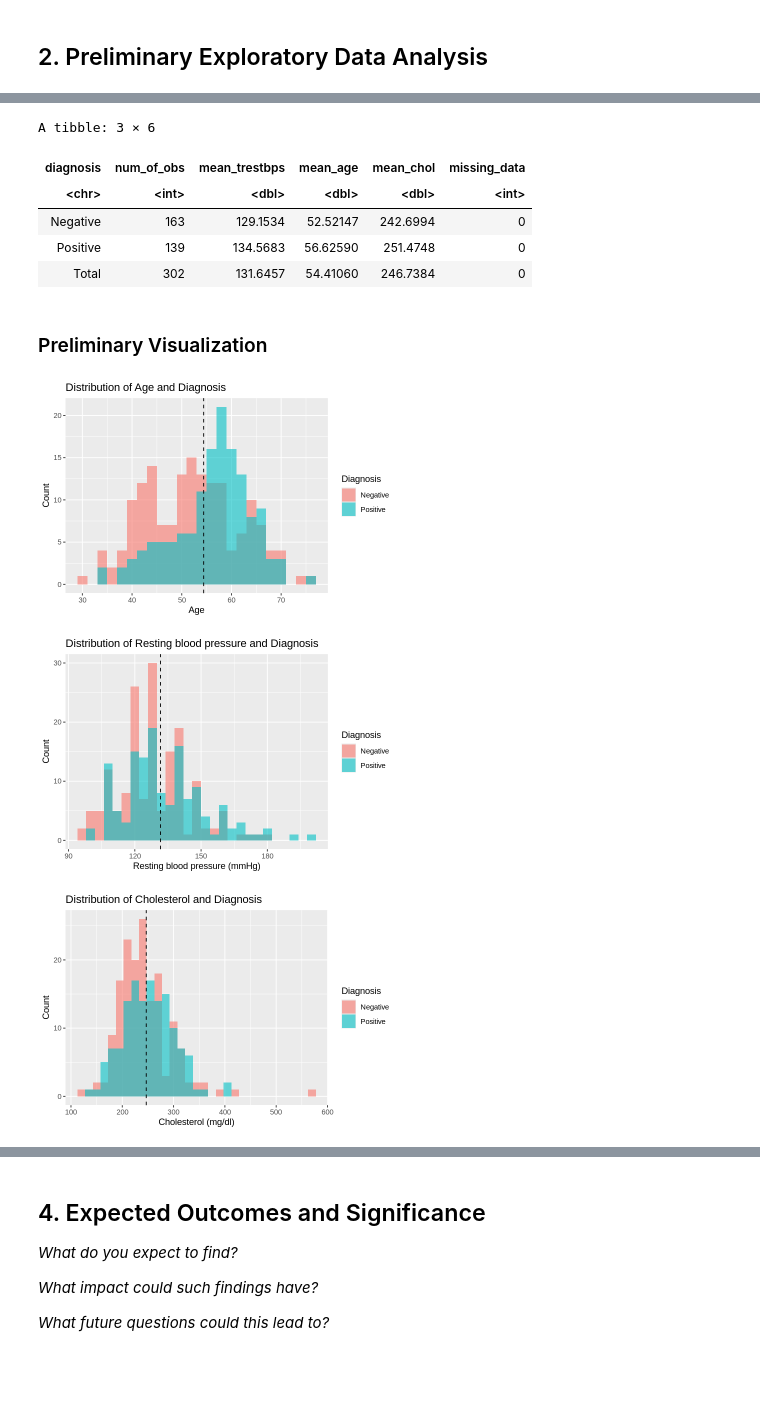
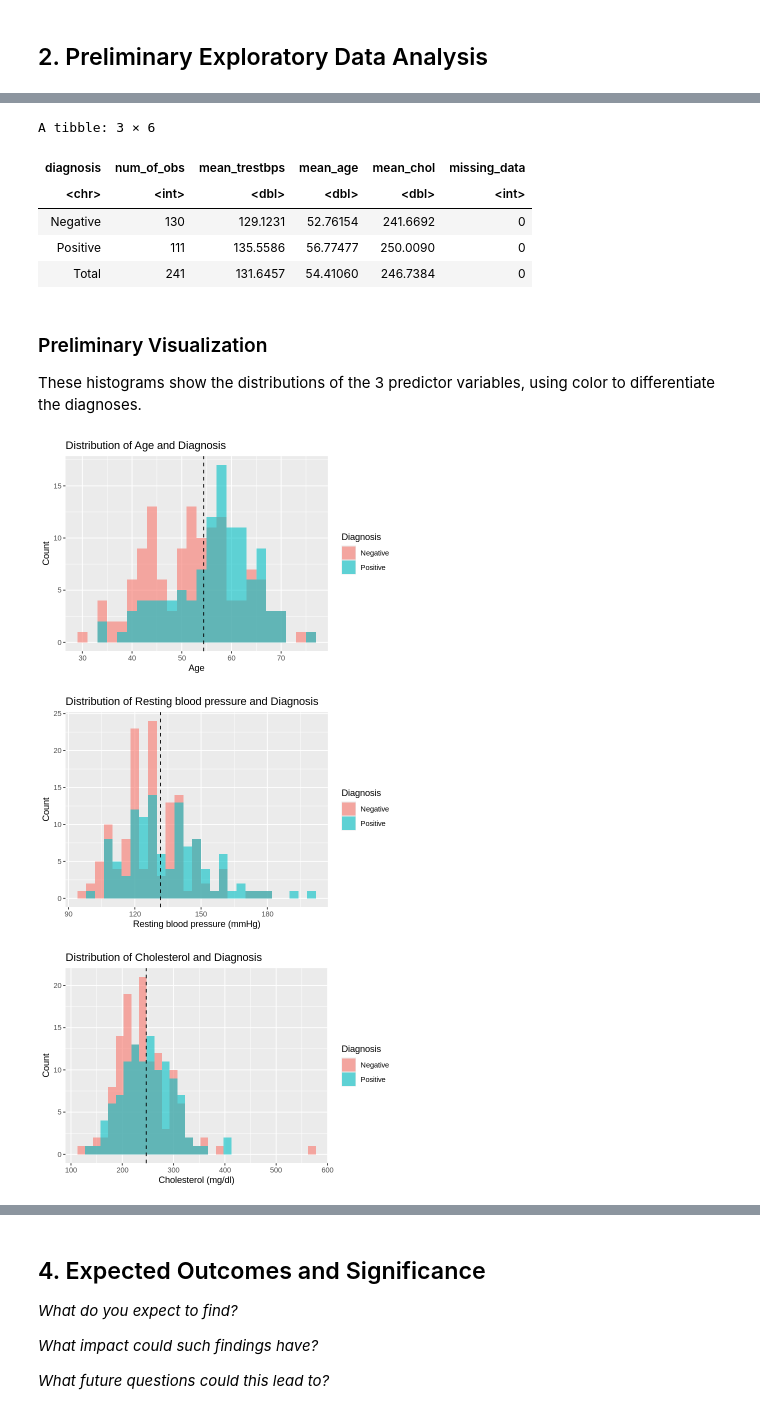
Before and after one commit to y-ilao/dsci100_project, a Jupyter notebook: data/heart_disease/proposal.ipynb, the cells around one changed output, grey strips where cells are left out. Cells and saved outputs as stored; diff of their text form; code cells hidden in the pictures; blank space fills up the shorter version.

```diff
--- a/data/heart_disease/proposal.ipynb
+++ b/data/heart_disease/proposal.ipynb
@@ -33,7 +53,8 @@ cols <- c("age", "sex", "cp", "trestbps",
              "exang", "oldpeak", "slope", "ca",
              "thal", "num")
 colnames(cleveland) <- cols
-cleveland <- cleveland |> mutate(sex = as.factor(sex),
+cleveland <- cleveland |> mutate(
+                    sex = as.factor(sex),
                     cp = as.factor(cp),
                     fbs = as.factor(fbs),
                     restecg = as.factor(restecg),
@@ -52,7 +73,12 @@ cleveland <- cleveland |>
                             "Negative" = "0")) |>
     setnames("num", "diagnosis")
 
-cleveland
+# Now we split the data into training and testing data
+
+cleveland_split <- initial_split(cleveland, prop = 0.8, strata = diagnosis)
+cleveland_train <- training(cleveland_split)
+cleveland_test <- testing(cleveland_split)
+cleveland_train
 # %% [output]
 New names:
 • `1.0` -> `1.0...2`
@@ -92,13 +123,12 @@ A tibble: 302 × 14
 # %%
-# Number of observations, means of 'trestbps', 'age', and 'chol', and how many rows have missing data, by 'diagnosis'.
 # I am also adding a totals row with the total number of observations, the means for 'trestbps', 'age', and 'chol'
-# for the whole cleveland dataset, and the total number of missing observations.
+# for the whole training dataset, and the total number of missing observations.
 
-summary_cleveland <- cleveland |>
+summary_cleveland <- cleveland_train |>
     group_by(diagnosis) |>
     summarize(num_of_obs = n(),
               mean_trestbps = mean(trestbps),
-              mean_age = mean(age)
+              mean_age = mean(age),
               mean_chol = mean(chol),
               missing_data = sum(is.na(cleveland)))
 
@@ -114,41 +144,41 @@ summary_cleveland
 A tibble: 3 × 6
 | diagnosis | num_of_obs | mean_trestbps | mean_age | mean_chol | missing_data |
 | <chr> | <int> | <dbl> | <dbl> | <dbl> | <int> |
-| Negative | 163 | 129.1534 | 52.52147 | 242.6994 | 0 |
-| Positive | 139 | 134.5683 | 56.62590 | 251.4748 | 0 |
-| Total | 302 | 131.6457 | 54.41060 | 246.7384 | 0 |
+| Negative | 130 | 129.1231 | 52.76154 | 241.6692 | 0 |
+| Positive | 111 | 135.5586 | 56.77477 | 250.0090 | 0 |
+| Total | 241 | 131.6457 | 54.41060 | 246.7384 | 0 |
 # %% [markdown]
 ### Preliminary Visualization
+
+These histograms show the distributions of the 3 predictor variables, using color to differentiate the diagnoses.
 # %%
 options(repr.plot.width = 6, repr.plot.height = 4)
 # %%
-# Making histograms to analyze the distributions of each of the 3 predictor variables, using colour to differentiate the diagnoses
-
-age_histogram <- cleveland |>
+age_histogram <- cleveland_train |>
     ggplot(aes(x = age, fill = diagnosis)) +
     geom_histogram(alpha = 0.6, position = "identity", binwidth = 2) +
     geom_vline(xintercept = mean(cleveland$age), linetype = "dashed") +
     labs(x = "Age", y = "Count", fill = "Diagnosis", title = "Distribution of Age and Diagnosis")
 
-trestbps_histogram <- cleveland |>
+trestbps_histogram <- cleveland_train |>
     ggplot(aes(x = trestbps, fill = diagnosis)) +
     geom_histogram(alpha = 0.6, position = "identity", binwidth = 4) +
     geom_vline(xintercept = mean(cleveland$trestbps), linetype = "dashed") +
     labs(x = "Resting blood pressure (mmHg)", y = "Count", fill = "Diagnosis", title = "Distribution of Resting blood pressure and Diagnosis")
 
-chol_histogram <- cleveland |>
+chol_histogram <- cleveland_train |>
     ggplot(aes(x = chol, fill = diagnosis)) +
     geom_histogram(alpha = 0.6, position = "identity", binwidth = 15) +
     geom_vline(xintercept = mean(cleveland$chol), linetype = "dashed") +
     labs(x = "Cholesterol (mg/dl)", y = "Count", fill = "Diagnosis", title = "Distribution of Cholesterol and Diagnosis")
 
 age_histogram
 trestbps_histogram
 chol_histogram
 # %% [output]
-[figure, old version]
+[figure, new version]
-[figure, old version]
+[figure, new version]
-[figure, old version]
+[figure, new version]
 # %% [markdown]
 ## 3. Methods
 
```
Also changed, not shown: parts of 7 cells of this notebook.
